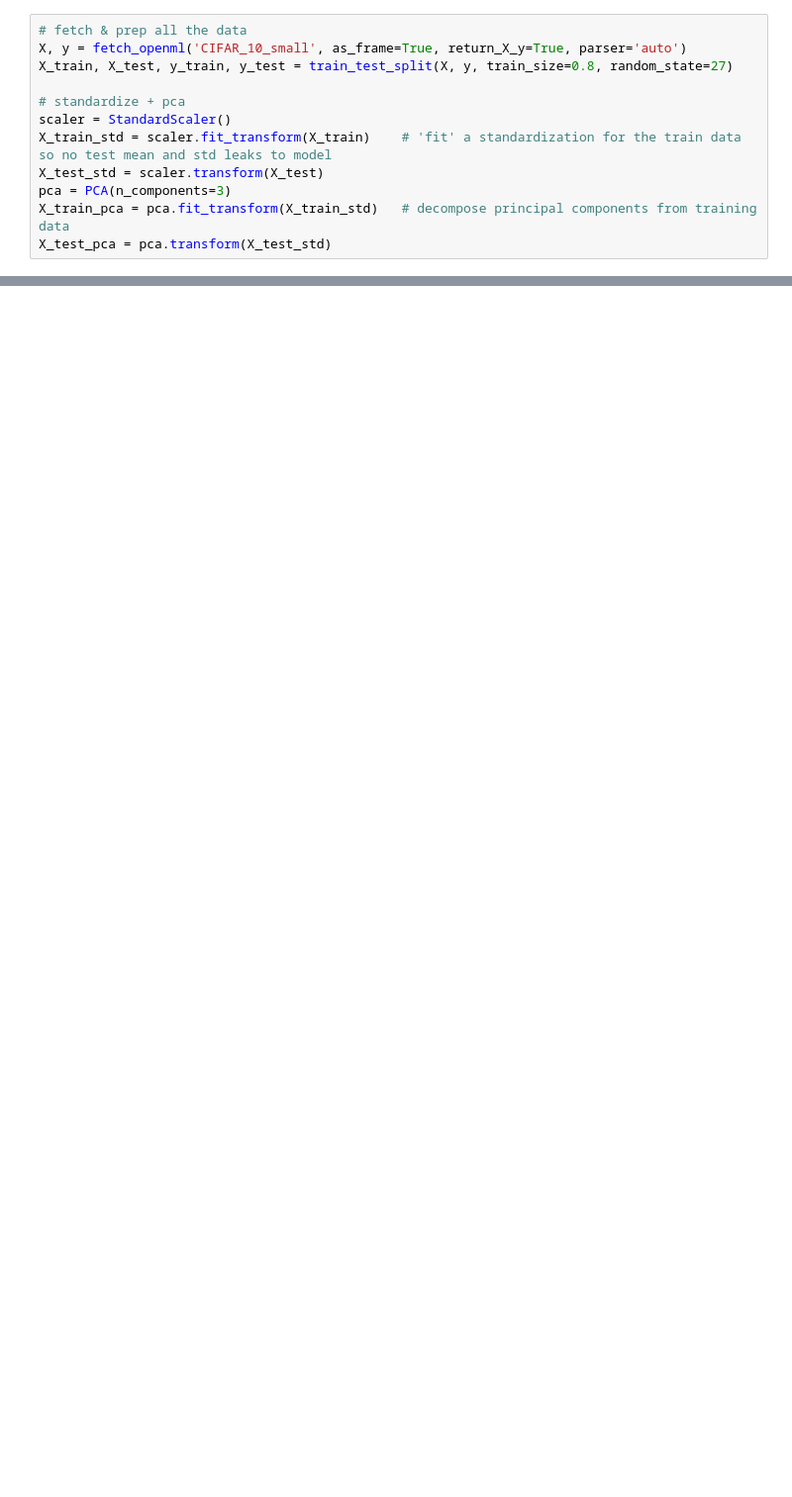
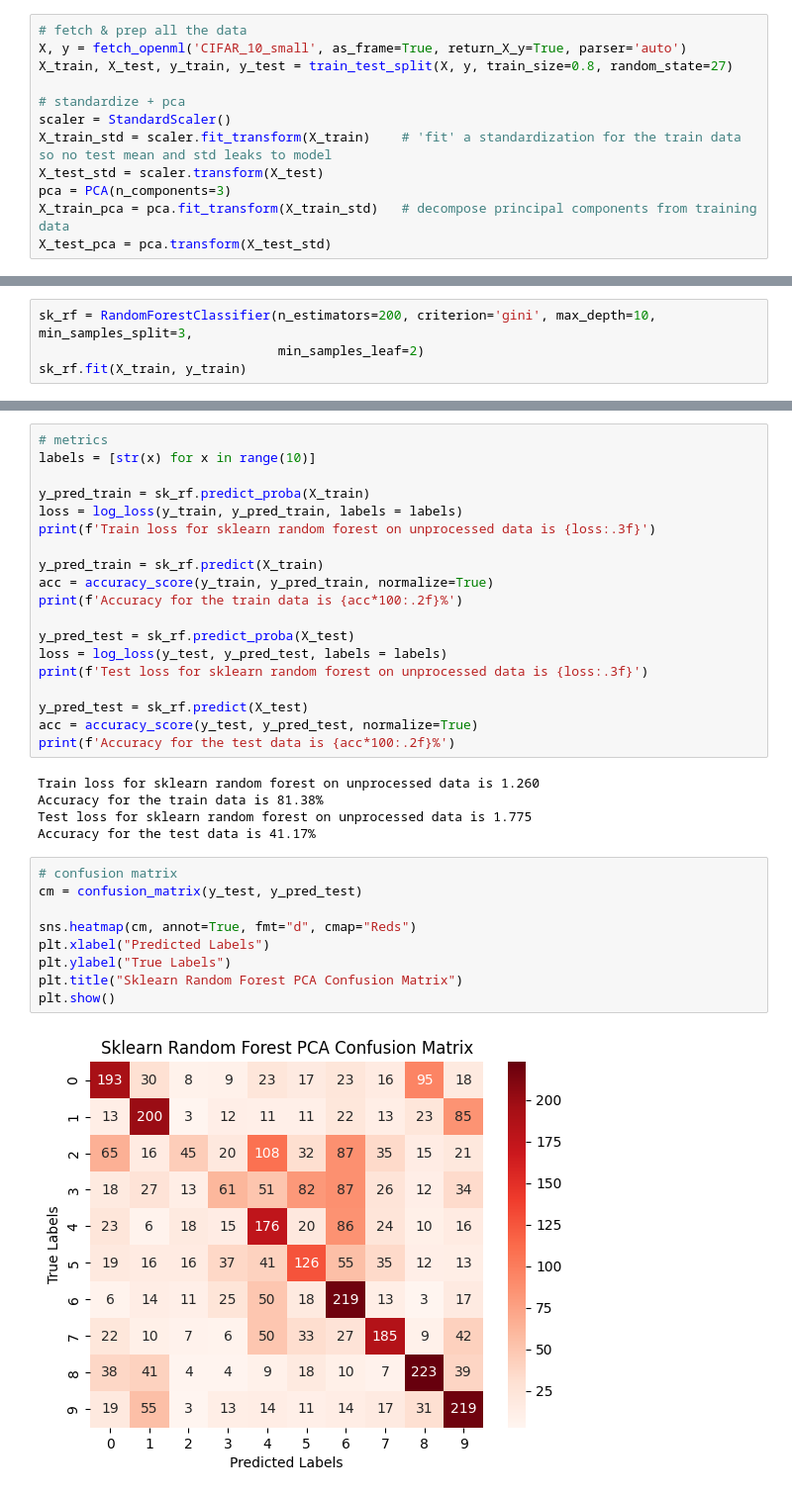
Before and after one commit to anderdc/cifar-10, a Jupyter notebook: models/random_forests.ipynb, the cells around one changed output, grey strips where cells are left out. Shown: that part at 99% size. Drawn from its saved outputs; the diff is of its cells as text; blank space fills up the shorter version.

```diff
--- a/models/random_forests.ipynb
+++ b/models/random_forests.ipynb
@@ -45,0 +115,4 @@ X_test_pca = pca.transform(X_test_std)
+# %%
+sk_rf = RandomForestClassifier(n_estimators=200, criterion='gini', max_depth=10, min_samples_split=3,
+                               min_samples_leaf=2)
+sk_rf.fit(X_train, y_train)
@@ -45,0 +122,35 @@ X_test_pca = pca.transform(X_test_std)
+# %%
+# metrics
+labels = [str(x) for x in range(10)]
+
+y_pred_train = sk_rf.predict_proba(X_train)
+loss = log_loss(y_train, y_pred_train, labels = labels)
+print(f'Train loss for sklearn random forest on unprocessed data is {loss:.3f}')
+
+y_pred_train = sk_rf.predict(X_train)
+acc = accuracy_score(y_train, y_pred_train, normalize=True)
+print(f'Accuracy for the train data is {acc*100:.2f}%')
+
+y_pred_test = sk_rf.predict_proba(X_test)
+loss = log_loss(y_test, y_pred_test, labels = labels)
+print(f'Test loss for sklearn random forest on unprocessed data is {loss:.3f}')
+
+y_pred_test = sk_rf.predict(X_test)
+acc = accuracy_score(y_test, y_pred_test, normalize=True)
+print(f'Accuracy for the test data is {acc*100:.2f}%')
+# %% [output]
+Train loss for sklearn random forest on unprocessed data is 1.260
+Accuracy for the train data is 81.38%
+Test loss for sklearn random forest on unprocessed data is 1.775
+Accuracy for the test data is 41.17%
+# %%
+# confusion matrix
+cm = confusion_matrix(y_test, y_pred_test)
+
+sns.heatmap(cm, annot=True, fmt="d", cmap="Reds")
+plt.xlabel("Predicted Labels")
+plt.ylabel("True Labels")
+plt.title("Sklearn Random Forest PCA Confusion Matrix")
+plt.show()
+# %% [output]
+[figure, added]
```
Also changed, not shown: parts of 8 cells of this notebook, 1 other file.
